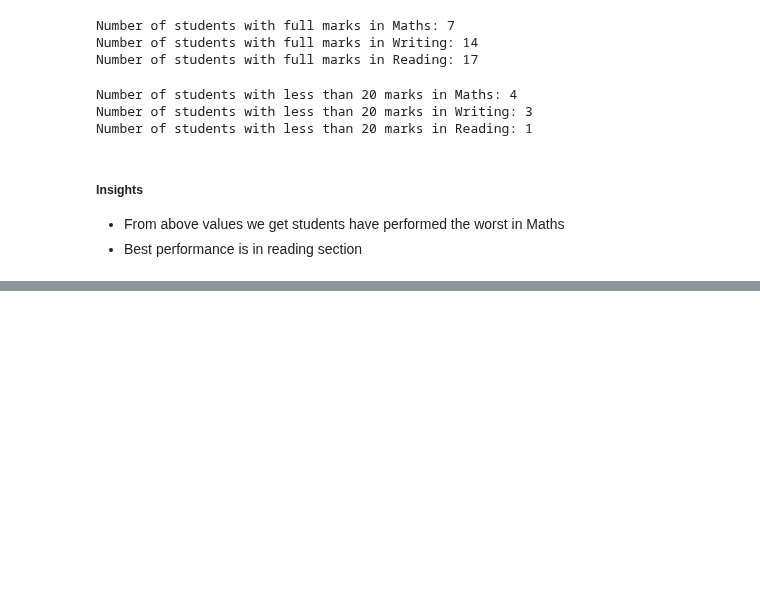
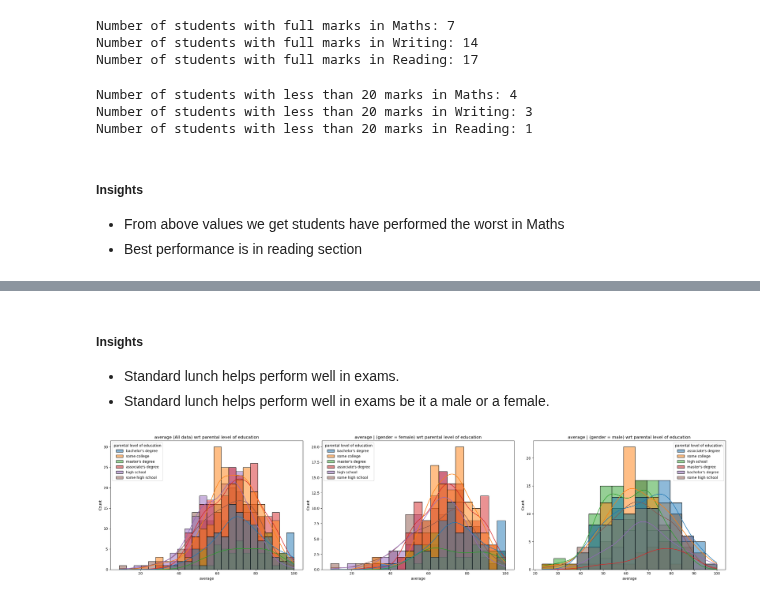
Before and after one commit to sreeman-11021996/Student-Performance-Indicator_-End-to-End-_project_2026_feb, a Jupyter notebook: notebook/1 . EDA STUDENT PERFORMANCE .ipynb, the cells around one changed output, grey strips where cells are left out. Saved outputs shown, nothing was run; the diff lists cells and outputs as text; code cells hidden in the pictures; blank space fills up the shorter version.

```diff
--- a/notebook/1 . EDA STUDENT PERFORMANCE .ipynb
+++ b/notebook/1 . EDA STUDENT PERFORMANCE .ipynb
@@ -300,0 +407,12 @@ Number of students with less than 20 marks in Reading: 1
+# %% [markdown]
+#####  Insights
+- Standard lunch helps perform well in exams.
+- Standard lunch helps perform well in exams be it a male or a female.
+# %%
+# 1. plot of average distribution wrt parental level of education
+# 2. plot of female students average distribution wrt parental level of education
+# 3. plot of male students average distribution wrt parental level of education
+
+visualization.plot_grouped_histograms(x_col='average',split_col='gender',hue_col='parental level of education')
+# %% [output]
+[figure, added]
```
Also changed, not shown: parts of 30 cells of this notebook.
